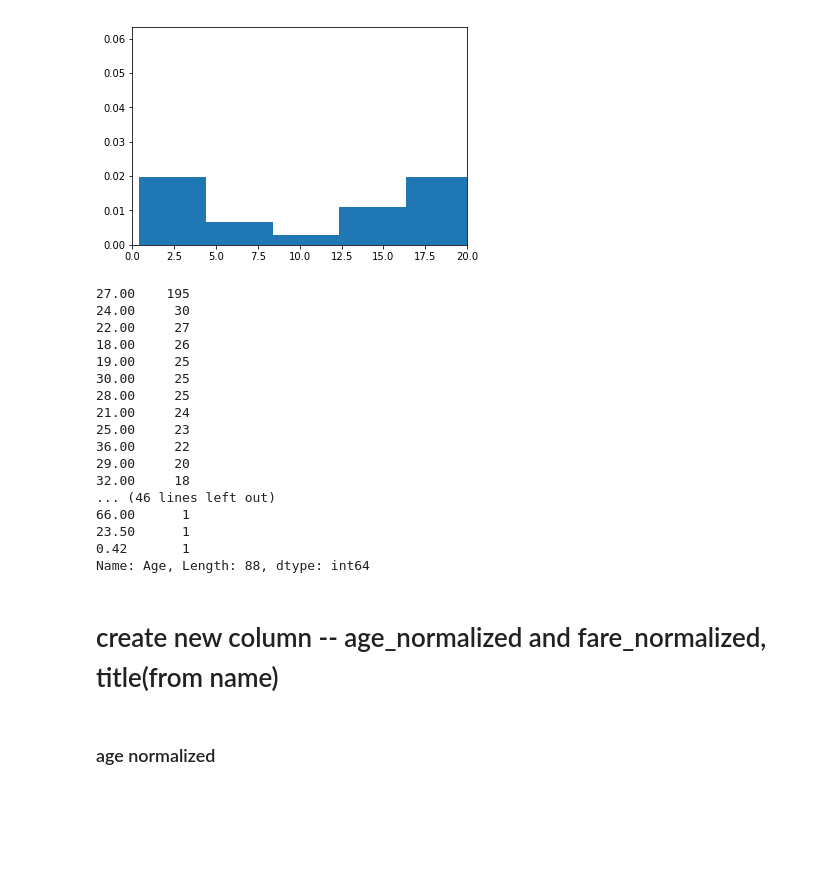
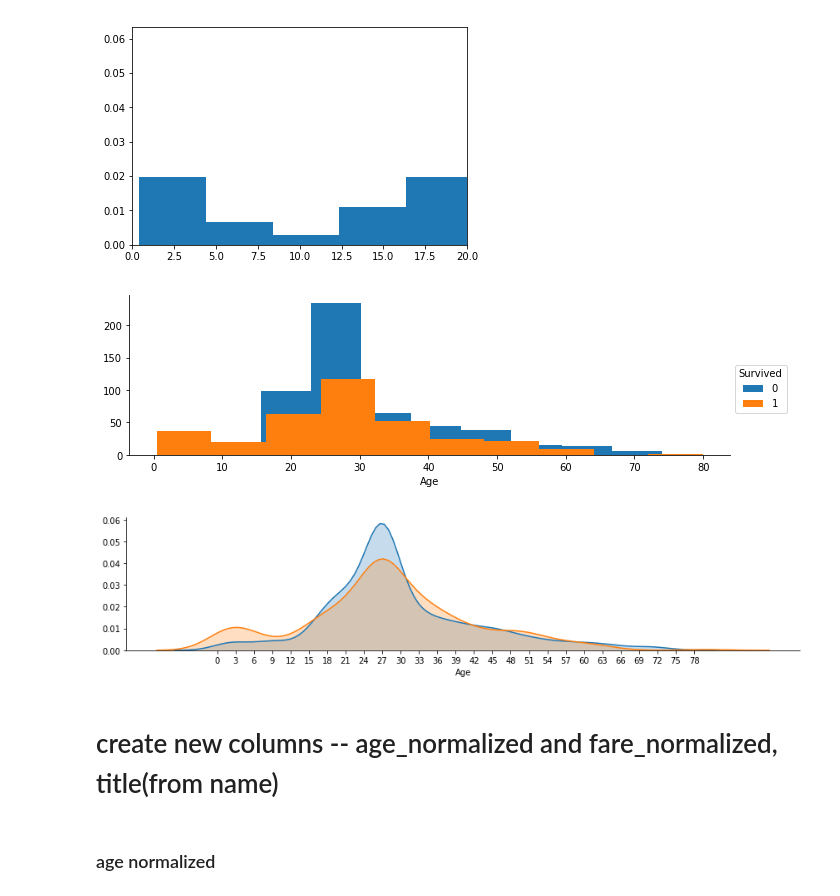
Before and after one commit to akhil451/titanic, a Jupyter notebook: titanic.ipynb, the cells around one changed output. Drawn from its saved outputs; the diff is of its cells as text; code cells hidden in the pictures; blank space fills up the shorter version.

```diff
--- a/titanic.ipynb
+++ b/titanic.ipynb
@@ -484,26 +395,24 @@ plt.show()
 # %% [output]
 [figure]
 # %%
-train4["Age"].value_counts()
+# train4["Age"].value_counts()
-# %% [output]
-27.00    195
-24.00     30
-22.00     27
-18.00     26
-19.00     25
-30.00     25
-28.00     25
-21.00     24
-25.00     23
-36.00     22
-29.00     20
-32.00     18
-... (46 lines left out)
-66.00      1
-23.50      1
-0.42       1
-Name: Age, Length: 88, dtype: int64
+# %%
+g=sns.FacetGrid(train4,hue="Survived",aspect=3)
+g.map(plt.hist,"Age",)
+g.add_legend()
+plt.show()
+# %% [output]
+[figure, added]
+# %%
+g=sns.FacetGrid(train4,hue="Survived",aspect=4)
+g.map(sns.kdeplot,"Age",shade=True)
+#g.add_legend()
+plt.xticks(np.arange(0,train4["Age"].max(),3))
+#plt.xlim(0,20)
+plt.show()
+# %% [output]
+[figure, added]
 # %% [markdown]
-# create new column -- age_normalized and fare_normalized, title(from name)
+# create new columns -- age_normalized and fare_normalized, title(from name)
 # %% [markdown]
 ### age normalized
```
Also changed, not shown: parts of 93 cells of this notebook, 6 other files.
